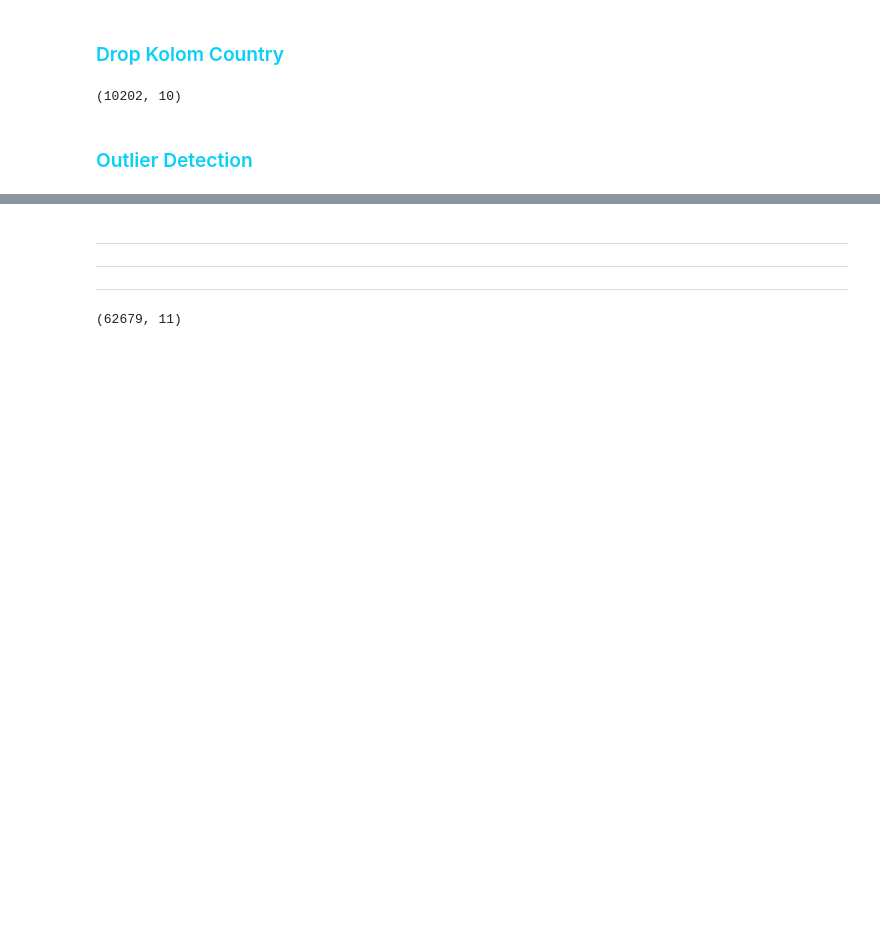
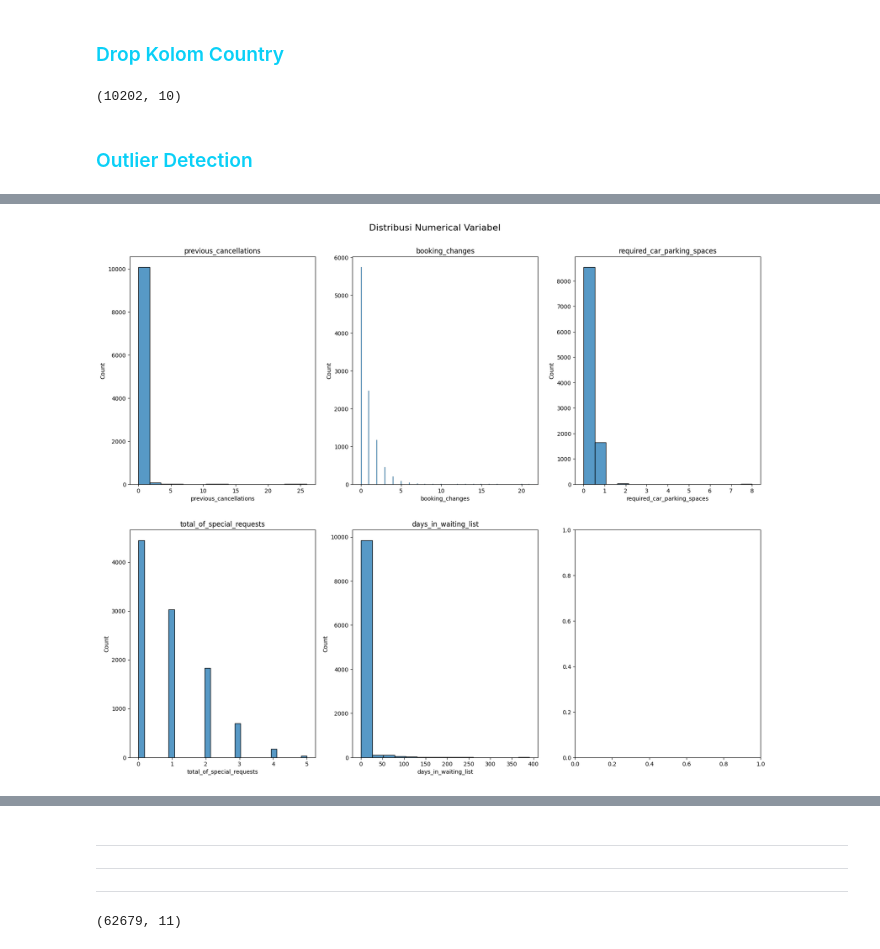
Before and after one commit to fnkhairudin/Hotel-Booking-Demand, a Jupyter notebook: notebooks/1.0-fnk-hotel-classification.ipynb, the cells around one changed output, grey strips where cells are left out. Saved outputs shown, nothing was run; the diff lists cells and outputs as text; code cells hidden in the pictures; blank space fills up the shorter version.

```diff
--- a/notebooks/1.0-fnk-hotel-classification.ipynb
+++ b/notebooks/1.0-fnk-hotel-classification.ipynb
@@ -472,0 +523,4 @@ fig.show();
+# %%
+fnk.histlots_custom(data,columns_list=num_cols1[:-1],rows=2, cols=3, suptitle="Distribusi Numerical Variabel", size=(20,16))
+# %% [output]
+[figure, added]
```
Also changed, not shown: parts of 10 cells of this notebook.
